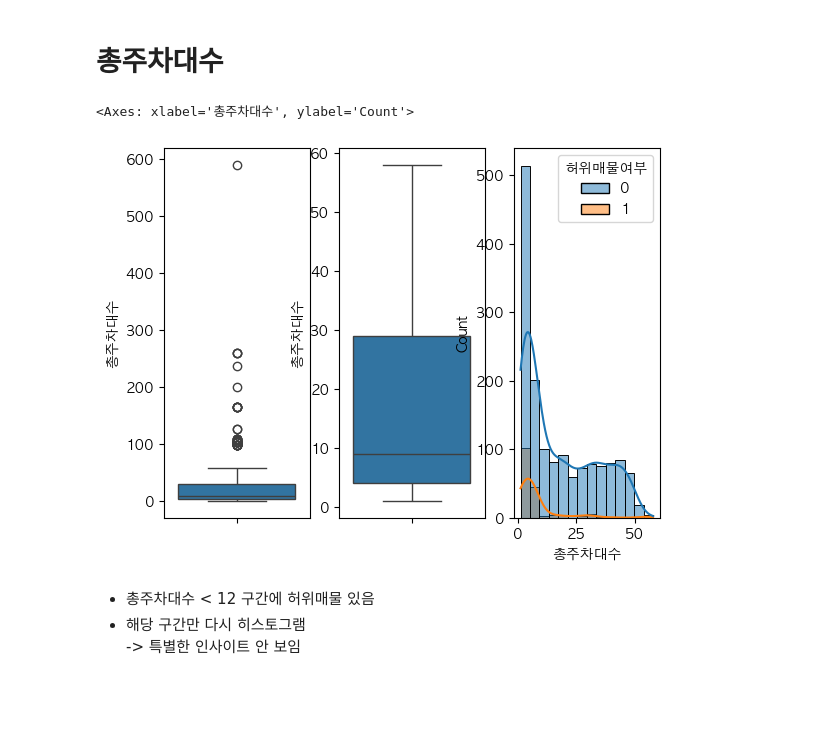
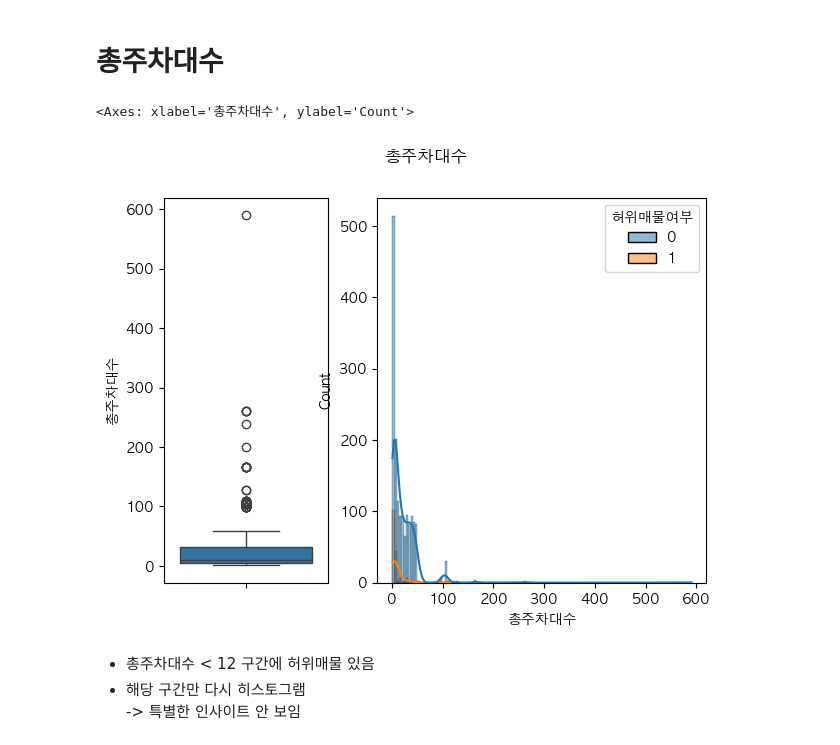
Before and after one commit to azultasul/fake-listing-predict, a Jupyter notebook: model/01_EDA.ipynb, the cells around one changed output. Cells and saved outputs as stored; diff of their text form; code cells hidden in the pictures; blank space fills up the shorter version.

```diff
--- a/model/01_EDA.ipynb
+++ b/model/01_EDA.ipynb
@@ -6,7 +6,7 @@ import numpy as np
 import warnings
 warnings.filterwarnings('ignore')
 
-df = pd.read_csv('/Users/pycode/project/데이터/train.csv')
+df = pd.read_csv('/Users/dasolyoo/Documents/workspace/tutorial/python/fake-listing-predict/data/train.csv')
 df.info()
 df.head()
 # %% [output]
@@ -236,16 +238,18 @@ pd.crosstab(index=[train['방수'], train['욕실수']], columns=train['허위
 # %% [markdown]
 # 총주차대수
 # %%
-fig, ax = plt.subplots(ncols=3)
+fig, ax = plt.subplots(ncols=2, figsize=(7, 5), gridspec_kw={'width_ratios': [1, 2]})
+fig.suptitle('총주차대수')
 
 sns.boxplot(y='총주차대수', data=train, ax=ax[0])
-detect_outliers(train, '총주차대수')
-sns.boxplot(y='총주차대수', data=train, ax=ax[1])
-sns.histplot(data=train, x='총주차대수', hue='허위매물여부', kde=True, multiple='layer', ax=ax[2])
+# detect_outliers(train, '총주차대수')
+# sns.boxplot(y='총주차대수', data=train, ax=ax[1])
+# sns.histplot(data=train, x='총주차대수', hue='허위매물여부', kde=True, multiple='layer', ax=ax[2])
+sns.histplot(data=train, x='총주차대수', hue='허위매물여부', kde=True, multiple='layer')
 # sns.histplot(data=train, x='총주차대수', hue='허위매물여부', kde=True, multiple='layer')
 # %% [output]
 <Axes: xlabel='총주차대수', ylabel='Count'>
-[figure, old version]
+[figure, new version]
 # %% [markdown]
 * 총주차대수 < 12 구간에 허위매물 있음
 * 해당 구간만 다시 히스토그램
```
Also changed, not shown: parts of 3 cells of this notebook, 23 other files.
